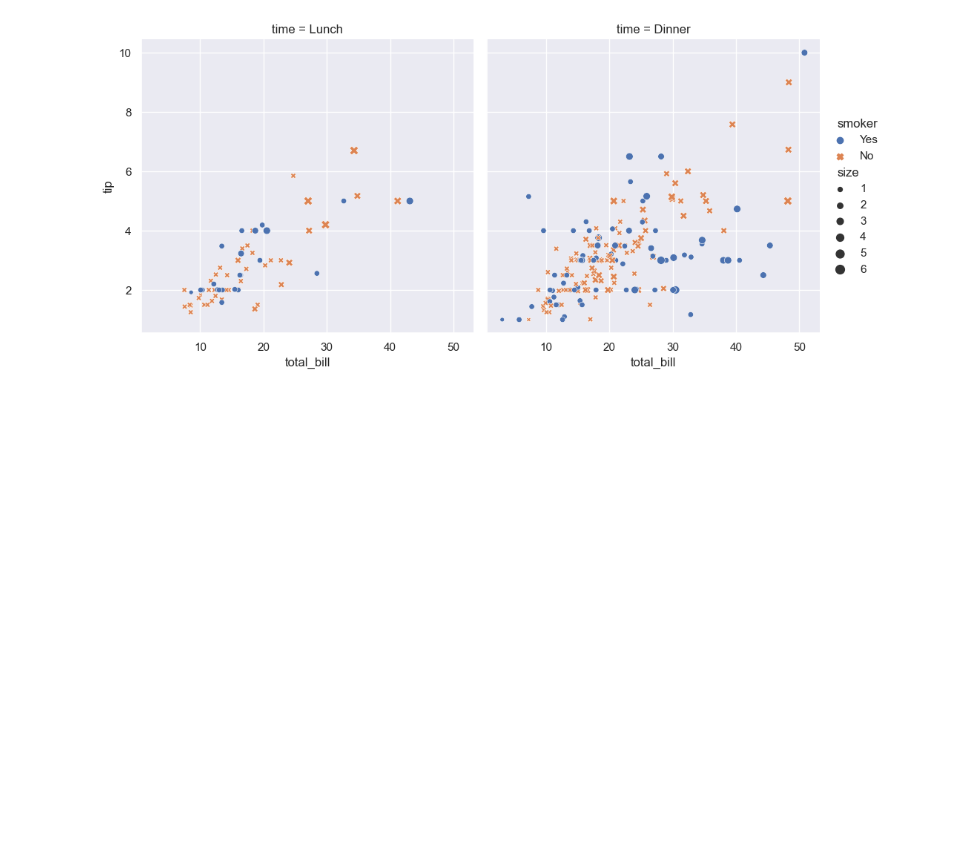
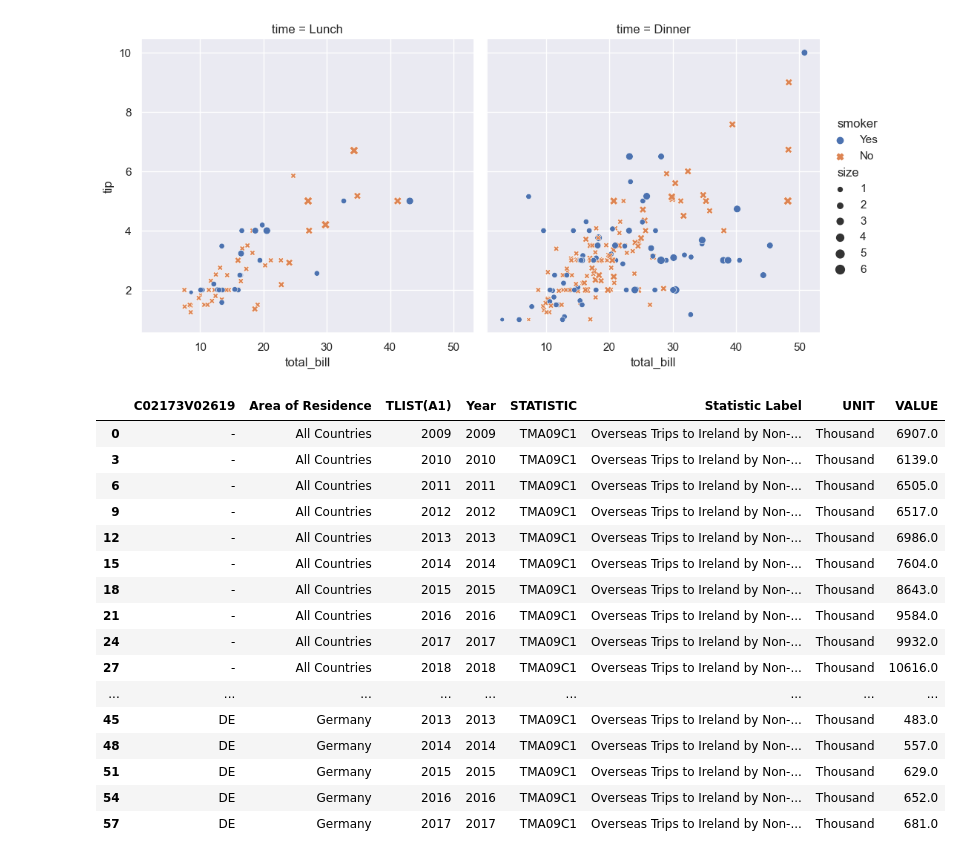
Before and after one commit to sba21725/MSC_DA_CA1, a Jupyter notebook: 01 Data Preparation.ipynb, the cells around one changed output. Cells and saved outputs as stored; diff of their text form; code cells hidden in the pictures; blank space fills up the shorter version.

```diff
--- a/01 Data Preparation.ipynb
+++ b/01 Data Preparation.ipynb
@@ -389,3 +393,23 @@ sns.relplot(
 # %% [output]
 <seaborn.axisgrid.FacetGrid at 0x...>
 [figure]
+# %%
+tma09_df_C1.head(20)
+# %% [output]
+|  | C02173V02619 | Area of Residence | TLIST(A1) | Year | STATISTIC | Statistic Label | UNIT | VALUE |
+| 0 | - | All Countries | 2009 | 2009 | TMA09C1 | Overseas Trips to Ireland by Non-... | Thousand | 6907.0 |
+| 3 | - | All Countries | 2010 | 2010 | TMA09C1 | Overseas Trips to Ireland by Non-... | Thousand | 6139.0 |
+| 6 | - | All Countries | 2011 | 2011 | TMA09C1 | Overseas Trips to Ireland by Non-... | Thousand | 6505.0 |
+| 9 | - | All Countries | 2012 | 2012 | TMA09C1 | Overseas Trips to Ireland by Non-... | Thousand | 6517.0 |
+| 12 | - | All Countries | 2013 | 2013 | TMA09C1 | Overseas Trips to Ireland by Non-... | Thousand | 6986.0 |
+| 15 | - | All Countries | 2014 | 2014 | TMA09C1 | Overseas Trips to Ireland by Non-... | Thousand | 7604.0 |
+| 18 | - | All Countries | 2015 | 2015 | TMA09C1 | Overseas Trips to Ireland by Non-... | Thousand | 8643.0 |
+| 21 | - | All Countries | 2016 | 2016 | TMA09C1 | Overseas Trips to Ireland by Non-... | Thousand | 9584.0 |
+| 24 | - | All Countries | 2017 | 2017 | TMA09C1 | Overseas Trips to Ireland by Non-... | Thousand | 9932.0 |
+| 27 | - | All Countries | 2018 | 2018 | TMA09C1 | Overseas Trips to Ireland by Non-... | Thousand | 10616.0 |
+| ... | ... | ... | ... | ... | ... | ... | ... | ... |
+| 45 | DE | Germany | 2013 | 2013 | TMA09C1 | Overseas Trips to Ireland by Non-... | Thousand | 483.0 |
+| 48 | DE | Germany | 2014 | 2014 | TMA09C1 | Overseas Trips to Ireland by Non-... | Thousand | 557.0 |
+| 51 | DE | Germany | 2015 | 2015 | TMA09C1 | Overseas Trips to Ireland by Non-... | Thousand | 629.0 |
+| 54 | DE | Germany | 2016 | 2016 | TMA09C1 | Overseas Trips to Ireland by Non-... | Thousand | 652.0 |
+| 57 | DE | Germany | 2017 | 2017 | TMA09C1 | Overseas Trips to Ireland by Non-... | Thousand | 681.0 |
```
Also changed, not shown: parts of 19 cells of this notebook.
